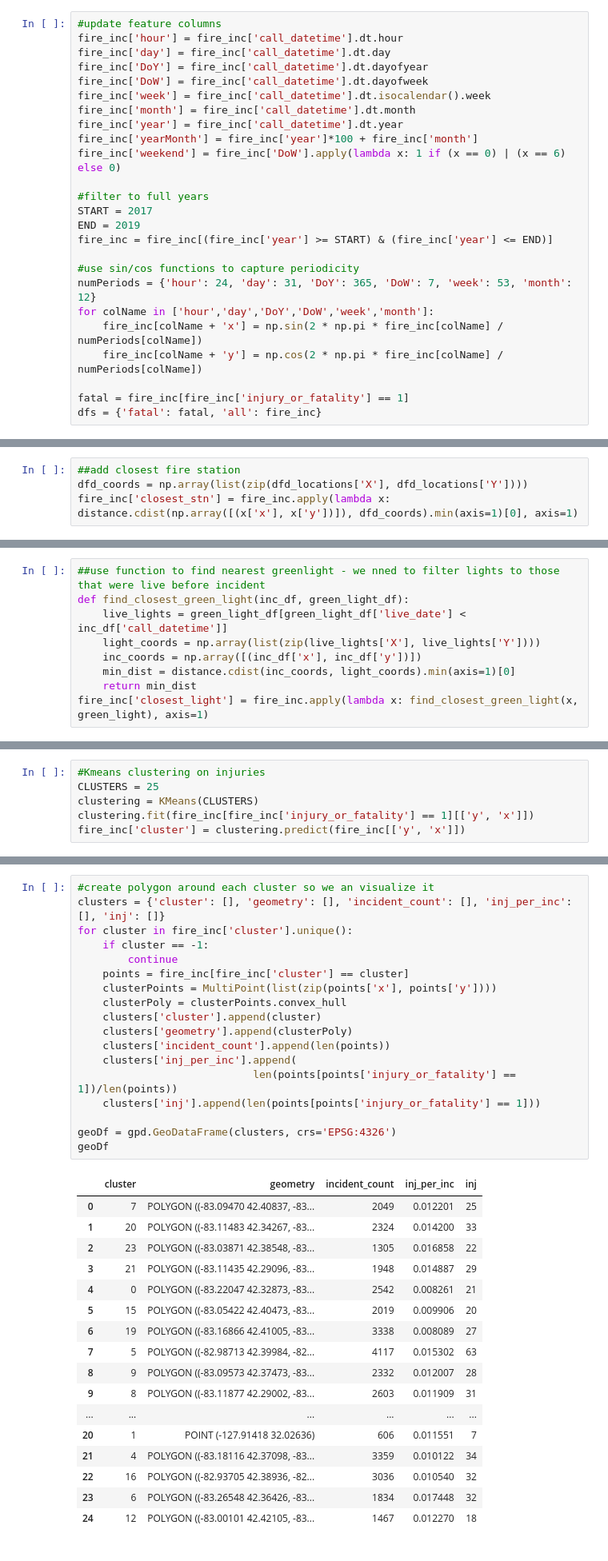
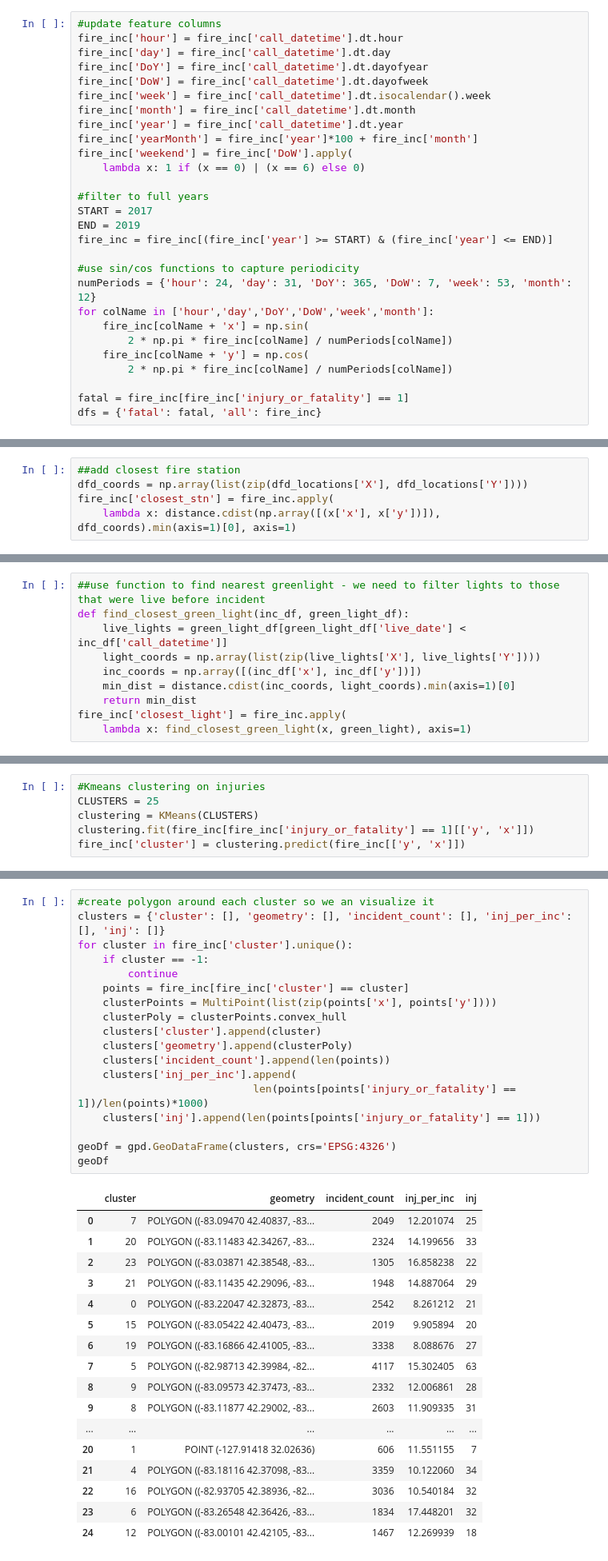
Before and after one commit to aheldrich14/FireIncidents, a Jupyter notebook: FireIncidents.ipynb, the cells around one changed output, grey strips where cells are left out. Shown: that part at 80% size. Cells and saved outputs as stored; diff of their text form.

```diff
--- a/FireIncidents.ipynb
+++ b/FireIncidents.ipynb
@@ -68,7 +68,8 @@ fire_inc['week'] = fire_inc['call_datetime'].dt.isocalendar().week
 fire_inc['month'] = fire_inc['call_datetime'].dt.month
 fire_inc['year'] = fire_inc['call_datetime'].dt.year
 fire_inc['yearMonth'] = fire_inc['year']*100 + fire_inc['month']
-fire_inc['weekend'] = fire_inc['DoW'].apply(lambda x: 1 if (x == 0) | (x == 6) else 0)
+fire_inc['weekend'] = fire_inc['DoW'].apply(
+    lambda x: 1 if (x == 0) | (x == 6) else 0)
 
 #filter to full years
 START = 2017
@@ -78,8 +79,10 @@ fire_inc = fire_inc[(fire_inc['year'] >= START) & (fire_inc['year'] <= END)]
 #use sin/cos functions to capture periodicity
 numPeriods = {'hour': 24, 'day': 31, 'DoY': 365, 'DoW': 7, 'week': 53, 'month': 12}
 for colName in ['hour','day','DoY','DoW','week','month']:
-    fire_inc[colName + 'x'] = np.sin(2 * np.pi * fire_inc[colName] / numPeriods[colName])
-    fire_inc[colName + 'y'] = np.cos(2 * np.pi * fire_inc[colName] / numPeriods[colName])
+    fire_inc[colName + 'x'] = np.sin(
+        2 * np.pi * fire_inc[colName] / numPeriods[colName])
+    fire_inc[colName + 'y'] = np.cos(
+        2 * np.pi * fire_inc[colName] / numPeriods[colName])
 
 fatal = fire_inc[fire_inc['injury_or_fatality'] == 1]
 dfs = {'fatal': fatal, 'all': fire_inc}
@@ -90,7 +89,8 @@ TypeError: descriptor 'date' for 'datetime.datetime' objects doesn't apply to a
 # %%
 ##add closest fire station
 dfd_coords = np.array(list(zip(dfd_locations['X'], dfd_locations['Y'])))
-fire_inc['closest_stn'] = fire_inc.apply(lambda x: distance.cdist(np.array([(x['x'], x['y'])]), dfd_coords).min(axis=1)[0], axis=1)
+fire_inc['closest_stn'] = fire_inc.apply(
+    lambda x: distance.cdist(np.array([(x['x'], x['y'])]), dfd_coords).min(axis=1)[0], axis=1)
 # %%
 green_light.head()
 # %% [output]
@@ -101,11 +101,12 @@ green_light.head()
 | 3 | -83.004221 | 42.434677 | 11603 E 7 Mile Rd | Sunoco | Retail | 9 | 2016-01-01 05:00:00+00:00 | 4 |
 | 4 | -82.959684 | 42.405842 | 10601 E Outer Dr | BP | Retail | 9 | 2016-01-01 05:00:00+00:00 | 5 |
 # %%
-##use function to find nearest greenlight - we nned to filter lights to those that were live before incident
+##use function to find nearest greenlight - we need to filter lights to those that were live before incident
 def find_closest_green_light(inc_df, green_light_df):
     live_lights = green_light_df[green_light_df['live_date'] < inc_df['call_datetime']]
     light_coords = np.array(list(zip(live_lights['X'], live_lights['Y'])))
     inc_coords = np.array([(inc_df['x'], inc_df['y'])])
     min_dist = distance.cdist(inc_coords, light_coords).min(axis=1)[0]
     return min_dist
-fire_inc['closest_light'] = fire_inc.apply(lambda x: find_closest_green_light(x, green_light), axis=1)
+fire_inc['closest_light'] = fire_inc.apply(
+    lambda x: find_closest_green_light(x, green_light), axis=1)
@@ -148,37 +137,37 @@ clustering.predict([[42.4347, -83.0042]])[0]   # long = x, lat = y
 # %%
 #create polygon around each cluster so we an visualize it
 clusters = {'cluster': [], 'geometry': [], 'incident_count': [], 'inj_per_inc': [], 'inj': []}
 for cluster in fire_inc['cluster'].unique():
     if cluster == -1:
         continue
     points = fire_inc[fire_inc['cluster'] == cluster]
     clusterPoints = MultiPoint(list(zip(points['x'], points['y'])))
     clusterPoly = clusterPoints.convex_hull
     clusters['cluster'].append(cluster)
     clusters['geometry'].append(clusterPoly)
     clusters['incident_count'].append(len(points))
     clusters['inj_per_inc'].append(
-                            len(points[points['injury_or_fatality'] == 1])/len(points))
+                            len(points[points['injury_or_fatality'] == 1])/len(points)*1000)
     clusters['inj'].append(len(points[points['injury_or_fatality'] == 1]))
 
 geoDf = gpd.GeoDataFrame(clusters, crs='EPSG:4326')
 geoDf
 # %% [output]
 |  | cluster | geometry | incident_count | inj_per_inc | inj |
-| 0 | 7 | POLYGON ((-83.09470 42.40837, -83... | 2049 | 0.012201 | 25 |
-| 1 | 20 | POLYGON ((-83.11483 42.34267, -83... | 2324 | 0.014200 | 33 |
-| 2 | 23 | POLYGON ((-83.03871 42.38548, -83... | 1305 | 0.016858 | 22 |
-| 3 | 21 | POLYGON ((-83.11435 42.29096, -83... | 1948 | 0.014887 | 29 |
-| 4 | 0 | POLYGON ((-83.22047 42.32873, -83... | 2542 | 0.008261 | 21 |
-| 5 | 15 | POLYGON ((-83.05422 42.40473, -83... | 2019 | 0.009906 | 20 |
-| 6 | 19 | POLYGON ((-83.16866 42.41005, -83... | 3338 | 0.008089 | 27 |
-| 7 | 5 | POLYGON ((-82.98713 42.39984, -82... | 4117 | 0.015302 | 63 |
-| 8 | 9 | POLYGON ((-83.09573 42.37473, -83... | 2332 | 0.012007 | 28 |
-| 9 | 8 | POLYGON ((-83.11877 42.29002, -83... | 2603 | 0.011909 | 31 |
+| 0 | 7 | POLYGON ((-83.09470 42.40837, -83... | 2049 | 12.201074 | 25 |
+| 1 | 20 | POLYGON ((-83.11483 42.34267, -83... | 2324 | 14.199656 | 33 |
+| 2 | 23 | POLYGON ((-83.03871 42.38548, -83... | 1305 | 16.858238 | 22 |
+| 3 | 21 | POLYGON ((-83.11435 42.29096, -83... | 1948 | 14.887064 | 29 |
+| 4 | 0 | POLYGON ((-83.22047 42.32873, -83... | 2542 | 8.261212 | 21 |
+| 5 | 15 | POLYGON ((-83.05422 42.40473, -83... | 2019 | 9.905894 | 20 |
+| 6 | 19 | POLYGON ((-83.16866 42.41005, -83... | 3338 | 8.088676 | 27 |
+| 7 | 5 | POLYGON ((-82.98713 42.39984, -82... | 4117 | 15.302405 | 63 |
+| 8 | 9 | POLYGON ((-83.09573 42.37473, -83... | 2332 | 12.006861 | 28 |
+| 9 | 8 | POLYGON ((-83.11877 42.29002, -83... | 2603 | 11.909335 | 31 |
 | ... | ... | ... | ... | ... | ... |
-| 20 | 1 | POINT (-127.91418 32.02636) | 606 | 0.011551 | 7 |
-| 21 | 4 | POLYGON ((-83.18116 42.37098, -83... | 3359 | 0.010122 | 34 |
-| 22 | 16 | POLYGON ((-82.93705 42.38936, -82... | 3036 | 0.010540 | 32 |
-| 23 | 6 | POLYGON ((-83.26548 42.36426, -83... | 1834 | 0.017448 | 32 |
-| 24 | 12 | POLYGON ((-83.00101 42.42105, -83... | 1467 | 0.012270 | 18 |
+| 20 | 1 | POINT (-127.91418 32.02636) | 606 | 11.551155 | 7 |
+| 21 | 4 | POLYGON ((-83.18116 42.37098, -83... | 3359 | 10.122060 | 34 |
+| 22 | 16 | POLYGON ((-82.93705 42.38936, -82... | 3036 | 10.540184 | 32 |
+| 23 | 6 | POLYGON ((-83.26548 42.36426, -83... | 1834 | 17.448201 | 32 |
+| 24 | 12 | POLYGON ((-83.00101 42.42105, -83... | 1467 | 12.269939 | 18 |
 # %%
```
Also changed, not shown: parts of 30 cells of this notebook, 3 other files.
